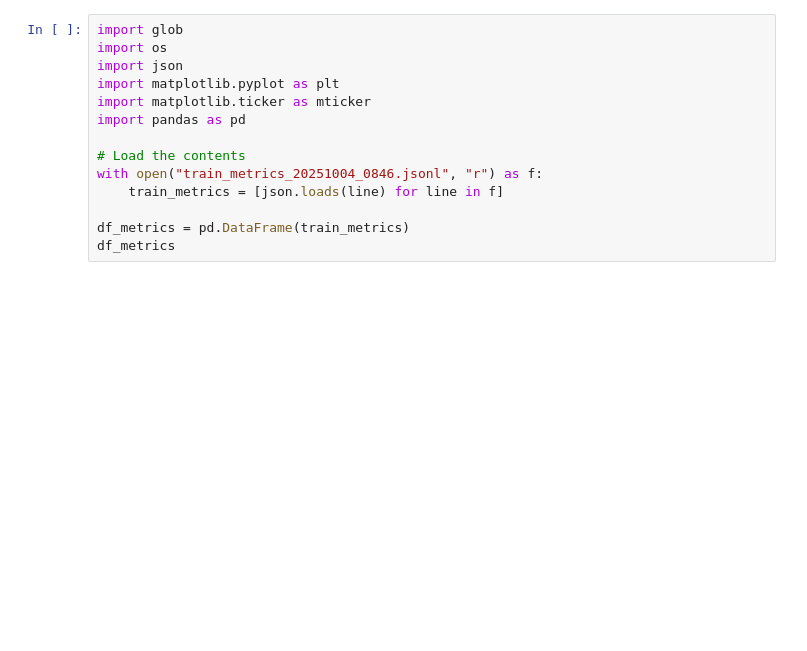
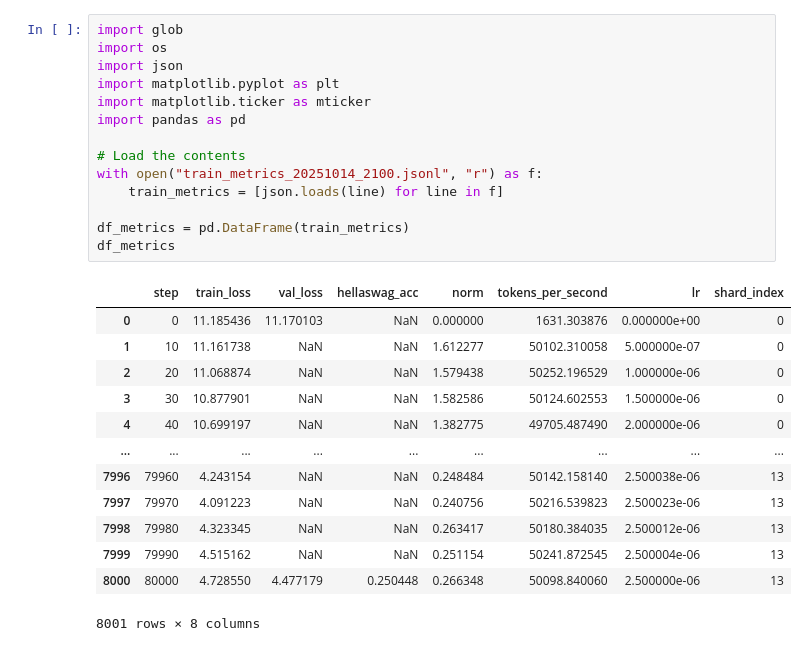
Before and after one commit to feljost/fgpt, a Jupyter notebook: logs/visualize.ipynb, the cells around one changed output. Saved outputs shown, nothing was run; the diff lists cells and outputs as text; blank space fills up the shorter version.

```diff
--- a/logs/visualize.ipynb
+++ b/logs/visualize.ipynb
@@ -1,16 +1,30 @@
 # %%
 import glob
 import os
 import json
 import matplotlib.pyplot as plt
 import matplotlib.ticker as mticker
 import pandas as pd
 
 # Load the contents
-with open("train_metrics_20251004_0846.jsonl", "r") as f:
+with open("train_metrics_20251014_2100.jsonl", "r") as f:
     train_metrics = [json.loads(line) for line in f]
 
 df_metrics = pd.DataFrame(train_metrics)
 df_metrics
+# %% [output]
+|  | step | train_loss | val_loss | hellaswag_acc | norm | tokens_per_second | lr | shard_index |
+| 0 | 0 | 11.185436 | 11.170103 | NaN | 0.000000 | 1631.303876 | 0.000000e+00 | 0 |
+| 1 | 10 | 11.161738 | NaN | NaN | 1.612277 | 50102.310058 | 5.000000e-07 | 0 |
+| 2 | 20 | 11.068874 | NaN | NaN | 1.579438 | 50252.196529 | 1.000000e-06 | 0 |
+| 3 | 30 | 10.877901 | NaN | NaN | 1.582586 | 50124.602553 | 1.500000e-06 | 0 |
+| 4 | 40 | 10.699197 | NaN | NaN | 1.382775 | 49705.487490 | 2.000000e-06 | 0 |
+| ... | ... | ... | ... | ... | ... | ... | ... | ... |
+| 7996 | 79960 | 4.243154 | NaN | NaN | 0.248484 | 50142.158140 | 2.500038e-06 | 13 |
+| 7997 | 79970 | 4.091223 | NaN | NaN | 0.240756 | 50216.539823 | 2.500023e-06 | 13 |
+| 7998 | 79980 | 4.323345 | NaN | NaN | 0.263417 | 50180.384035 | 2.500012e-06 | 13 |
+| 7999 | 79990 | 4.515162 | NaN | NaN | 0.251154 | 50241.872545 | 2.500004e-06 | 13 |
+| 8000 | 80000 | 4.728550 | 4.477179 | 0.250448 | 0.266348 | 50098.840060 | 2.500000e-06 | 13 |
+8001 rows × 8 columns
 # %%
 # Training Loss Figure
```
Also changed, not shown: parts of 2 cells of this notebook, 4 other files.
